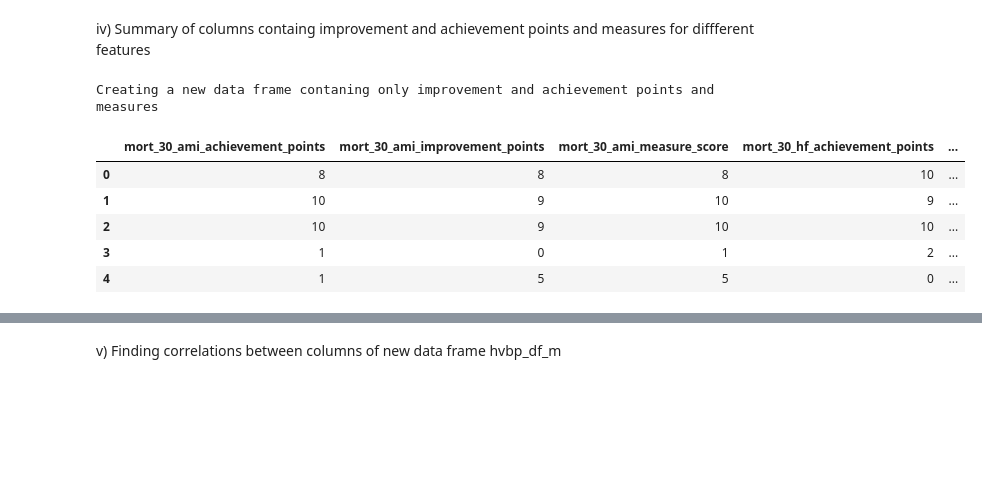
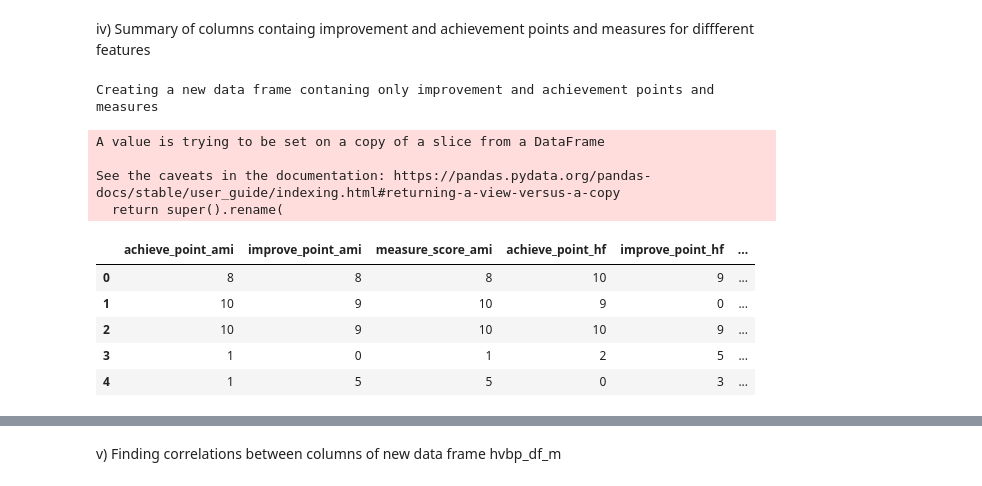
Before and after one commit to sobil-dalal/DAP_Project, a Jupyter notebook: Exploratory_Analysis_HVBP.ipynb, the cells around one changed output, grey strips where cells are left out. Saved outputs shown, nothing was run; the diff lists cells and outputs as text; code cells hidden in the pictures; blank space fills up the shorter version.

```diff
--- a/Exploratory_Analysis_HVBP.ipynb
+++ b/Exploratory_Analysis_HVBP.ipynb
@@ -101,19 +102,36 @@ iv) Summary of columns containg improvement and achievement points and measures
 # %%
 print("Creating a new data frame contaning only improvement and achievement points and measures")
 features = ['mort_30_ami_achievement_points','mort_30_ami_improvement_points','mort_30_ami_measure_score',
             'mort_30_hf_achievement_points','mort_30_hf_improvement_points','mort_30_hf_measure_score',
             'mort_30_pn_achievement_points','mort_30_pn_improvement_points','mort_30_pn_measure_score',
             'comp_hip_knee_achievement_points','comp_hip_knee_improvement_points','comp_hip_knee_measure_score']
 hvbp_df_m = hvbp_df[features]
+# keeping common part of column name till index 13 to use it later for histogram title
+hvbp_df_m.rename(columns={'mort_30_ami_achievement_points'  :   'achieve_point_ami',
+                          'mort_30_ami_improvement_points'  :   'improve_point_ami',
+                          'mort_30_ami_measure_score'       :   'measure_score_ami',
+                          'mort_30_hf_achievement_points'   :   'achieve_point_hf',
+                          'mort_30_hf_improvement_points'   :   'improve_point_hf',
+                          'mort_30_hf_measure_score'        :   'measure_score_hf',
+                          'mort_30_pn_achievement_points'   :   'achieve_point_pn',
+                          'mort_30_pn_improvement_points'   :   'improve_point_pn',
+                          'mort_30_pn_measure_score'        :   'measure_score_pn',
+                          'comp_hip_knee_achievement_points':   'achieve_point_hip_knee',
+                          'comp_hip_knee_improvement_points':   'improve_point_hip_knee',
+                          'comp_hip_knee_measure_score'     :   'measure_score_hip_knee'}, inplace=True)
 hvbp_df_m.head()
 # %% [output]
 Creating a new data frame contaning only improvement and achievement points and measures
+A value is trying to be set on a copy of a slice from a DataFrame
+
+See the caveats in the documentation: https://pandas.pydata.org/pandas-docs/stable/user_guide/indexing.html#returning-a-view-versus-a-copy
+  return super().rename(
-|  | mort_30_ami_achievement_points | mort_30_ami_improvement_points | mort_30_ami_measure_score | mort_30_hf_achievement_points | ... |
-| 0 | 8 | 8 | 8 | 10 | ... |
-| 1 | 10 | 9 | 10 | 9 | ... |
-| 2 | 10 | 9 | 10 | 10 | ... |
-| 3 | 1 | 0 | 1 | 2 | ... |
-| 4 | 1 | 5 | 5 | 0 | ... |
+|  | achieve_point_ami | improve_point_ami | measure_score_ami | achieve_point_hf | improve_point_hf | ... |
+| 0 | 8 | 8 | 8 | 10 | 9 | ... |
+| 1 | 10 | 9 | 10 | 9 | 0 | ... |
+| 2 | 10 | 9 | 10 | 10 | 9 | ... |
+| 3 | 1 | 0 | 1 | 2 | 5 | ... |
+| 4 | 1 | 5 | 5 | 0 | 3 | ... |
 # %%
 print("Summary of hvbp_df_m")
 hvbp_df_m.describe()
```
Also changed, not shown: parts of 7 cells of this notebook.
